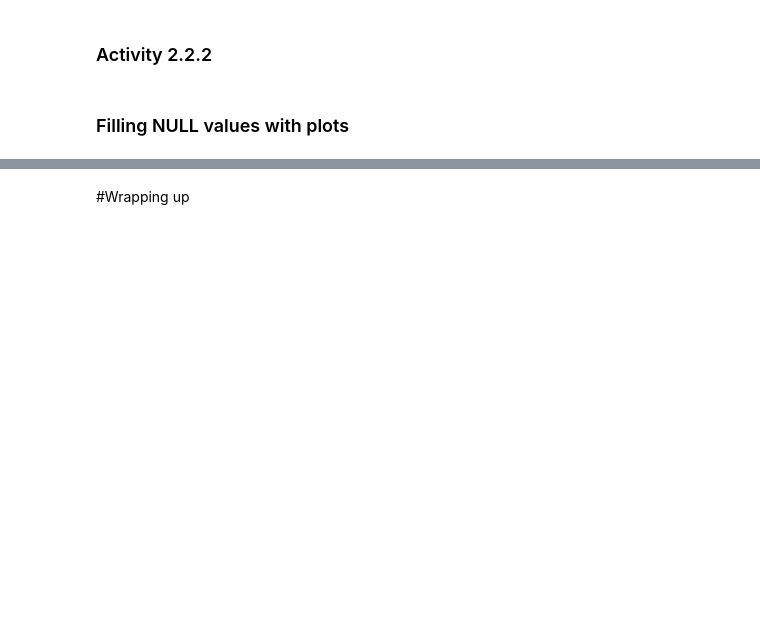
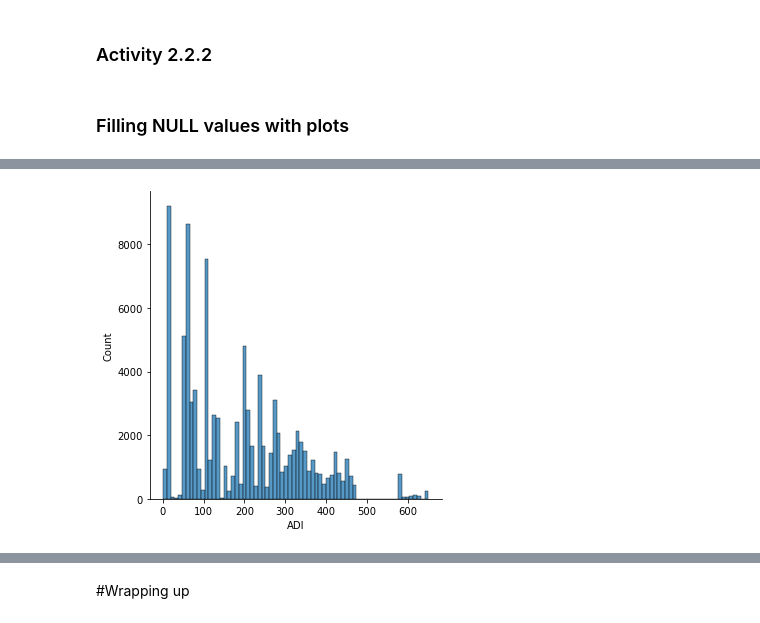
Before and after one commit to cargide/lab-revisiting-machine-learning, a Jupyter notebook: L. 7.01 7.02 original.ipynb, the cells around one changed output, grey strips where cells are left out. Drawn from its saved outputs; the diff is of its cells as text; code cells hidden in the pictures; blank space fills up the shorter version.

```diff
--- a/L. 7.01 7.02 original.ipynb
+++ b/L. 7.01 7.02 original.ipynb
@@ -600,0 +1021,2 @@ ADD HERE CODE FOR LAB 2
+# %%
+numerical['WEALTH1'] = numerical['WEALTH1'].fillna(9.0)
@@ -600,0 +1055,5 @@ ADD HERE CODE FOR LAB 2
+# %%
+sns.displot(numerical[numerical['ADI'].isna()==False]['ADI']) # looks at the distribution of the non NA values
+plt.show()
+# %% [output]
+[figure, added]
```
Also changed, not shown: parts of 83 cells of this notebook, 1 other file.
